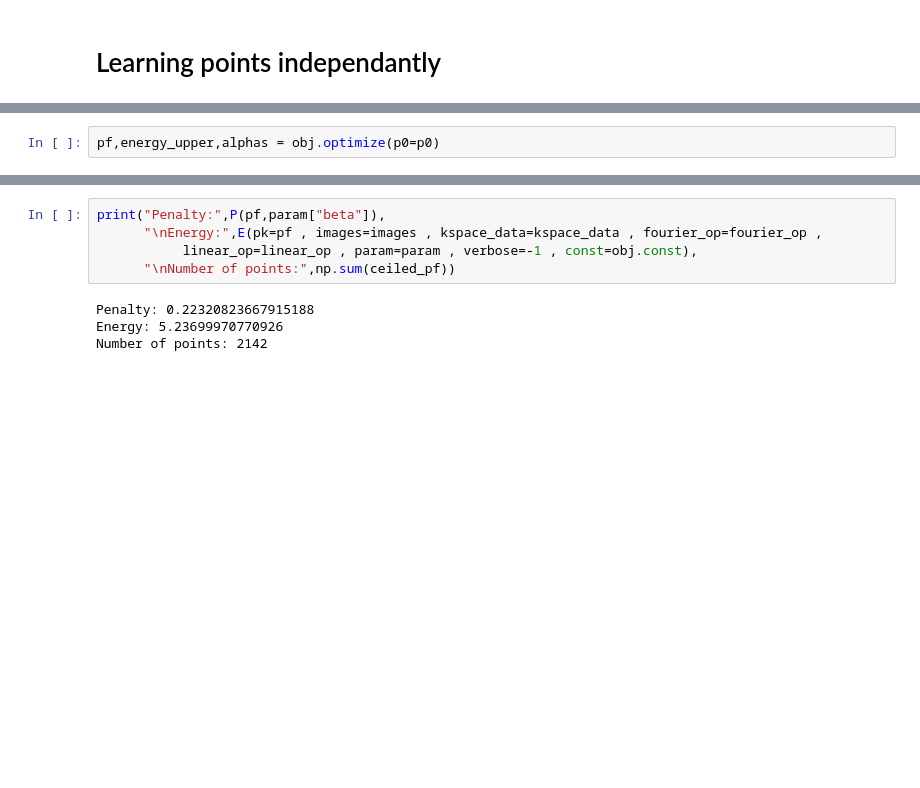
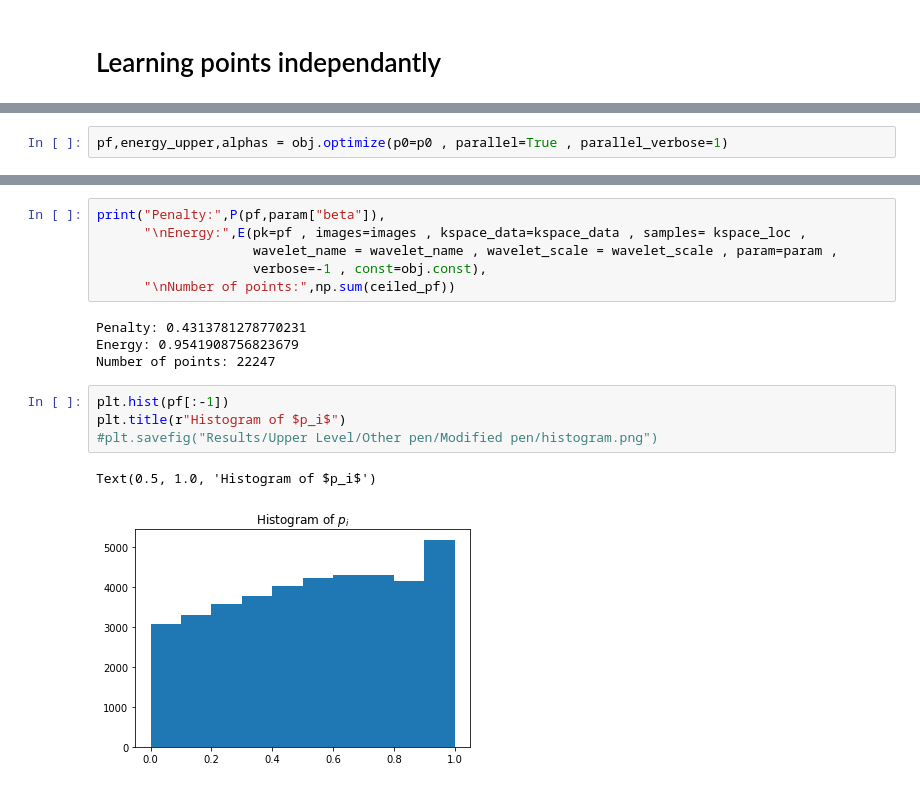
Before and after one commit to Biagig/Learning-Sampling-Pattern, a Jupyter notebook: Full algorithm.ipynb, the cells around one changed output, grey strips where cells are left out. Drawn from its saved outputs; the diff is of its cells as text; blank space fills up the shorter version.

```diff
--- a/Full algorithm.ipynb
+++ b/Full algorithm.ipynb
@@ -103,3 +140,3 @@ plt.show()
 # %%
-pf,energy_upper,alphas = obj.optimize(p0=p0)
+pf,energy_upper,alphas = obj.optimize(p0=p0 , parallel=True , parallel_verbose=1)
 # %% [output]
@@ -155,12 +225,20 @@ plt.show()
 # %%
 print("Penalty:",P(pf,param["beta"]),
-      "\nEnergy:",E(pk=pf , images=images , kspace_data=kspace_data , fourier_op=fourier_op ,
-           linear_op=linear_op , param=param , verbose=-1 , const=obj.const),
+      "\nEnergy:",E(pk=pf , images=images , kspace_data=kspace_data , samples= kspace_loc ,
+                    wavelet_name = wavelet_name , wavelet_scale = wavelet_scale , param=param ,
+                    verbose=-1 , const=obj.const),
       "\nNumber of points:",np.sum(ceiled_pf))
 # %% [output]
-Penalty: 0.22320823667915188
-Energy: 5.23699970770926
-Number of points: 2142
+Penalty: 0.4313781278770231
+Energy: 0.9541908756823679
+Number of points: 22247
+# %%
+plt.hist(pf[:-1])
+plt.title(r"Histogram of $p_i$")
+#plt.savefig("Results/Upper Level/Other pen/Modified pen/histogram.png")
+# %% [output]
+Text(0.5, 1.0, 'Histogram of $p_i$')
+[figure, added]
 # %%
 # -- Compute mean ssim of final mask and its ceiled version --
 mean_ssim_pf = 0
```
Also changed, not shown: parts of 25 cells of this notebook, 2 other files.
